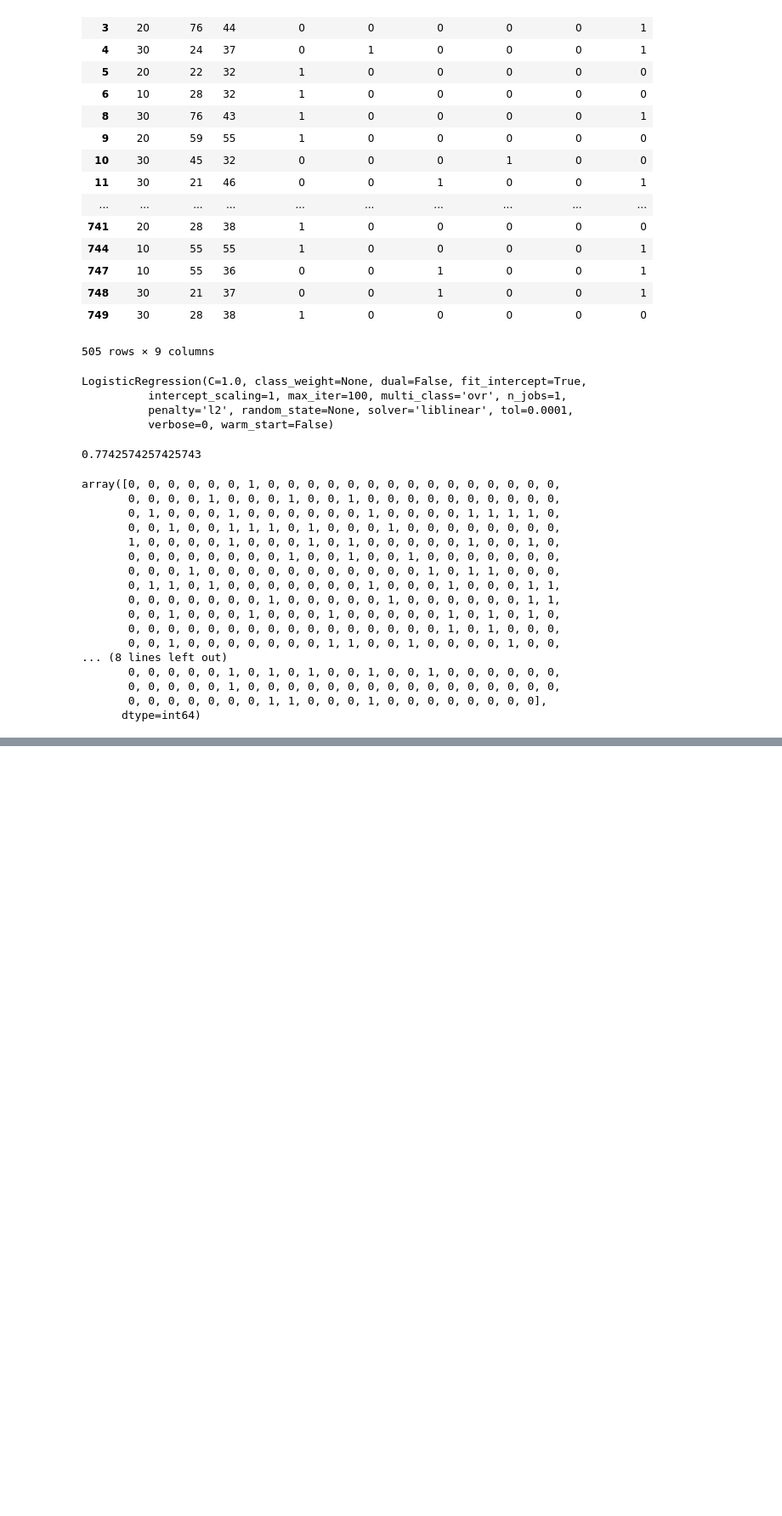
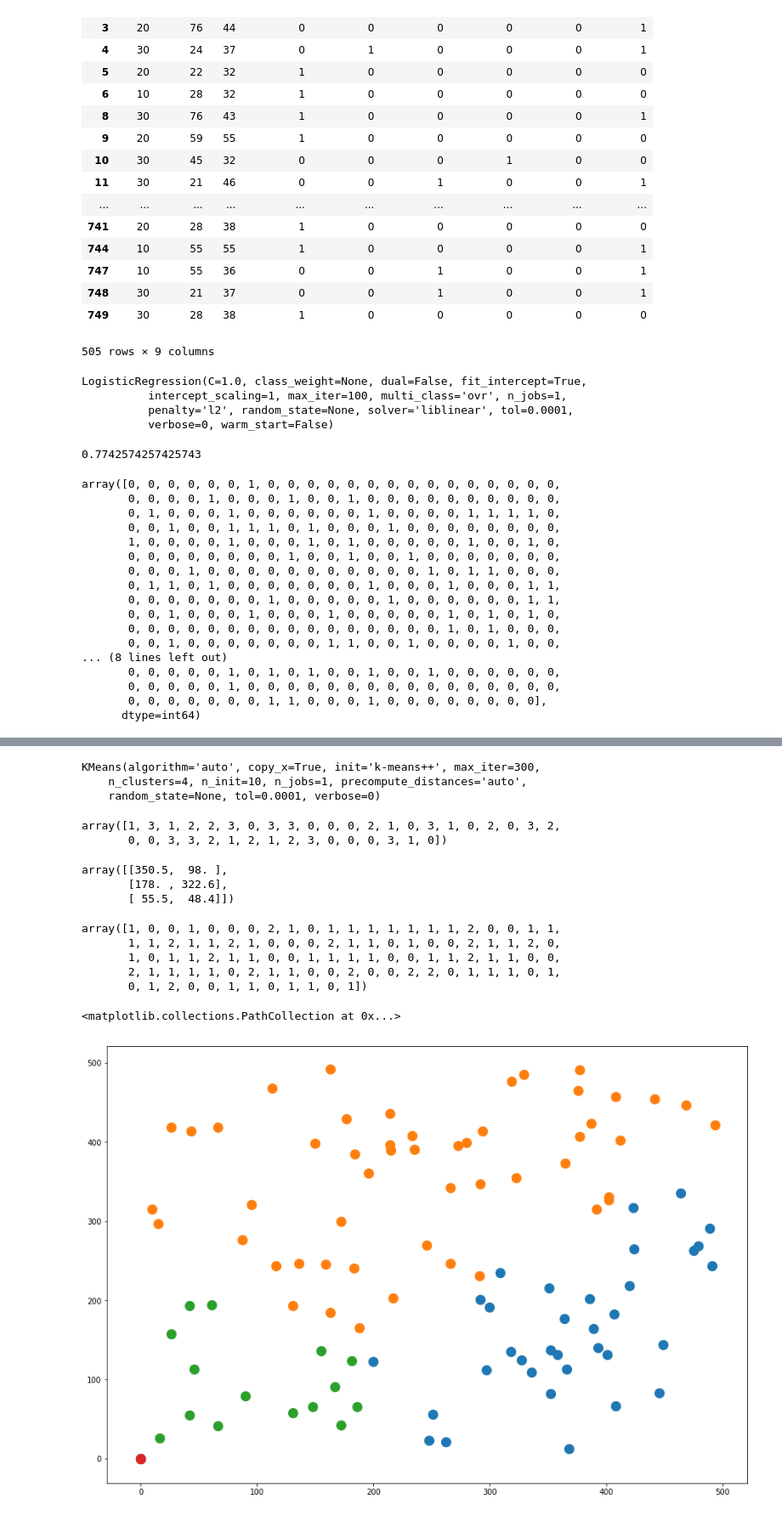
Before and after one commit to docligot/web-bootcamp-1, a Jupyter notebook: ems/python/Python Exercises.ipynb, the cells around one changed output, grey strips where cells are left out. Shown at 85% size. Drawn from its saved outputs; the diff is of its cells as text; code cells hidden in the pictures; blank space fills up the shorter version.

Commit message:
python_web

```diff
--- a/ems/python/Python Exercises.ipynb
+++ b/ems/python/Python Exercises.ipynb
@@ -424,0 +549,51 @@ train_out.to_csv('D:\htdocs\web-bootcamp-1\doc\python\pred_usage_1.csv')
+# %%
+xl = pd.ExcelFile(r"D:\htdocs\web-bootcamp-1\doc\python\clustering_data.xlsx")
+df = xl.parse("Sheet1")
+df1 = xl.parse("Sheet2")
+# %%
+train = df.drop(['record_id'], axis = 1)
+test = df1.drop(['record_id'], axis = 1)
+# %%
+km.fit(train)
+# %% [output]
+KMeans(algorithm='auto', copy_x=True, init='k-means++', max_iter=300,
+    n_clusters=4, n_init=10, n_jobs=1, precompute_distances='auto',
+    random_state=None, tol=0.0001, verbose=0)
+# %%
+km.labels_
+# %% [output]
+array([1, 3, 1, 2, 2, 3, 0, 3, 3, 0, 0, 0, 2, 1, 0, 3, 1, 0, 2, 0, 3, 2,
+       0, 0, 3, 3, 2, 1, 2, 1, 2, 3, 0, 0, 0, 3, 1, 0])
+# %%
+km.cluster_centers_
+# %% [output]
+array([[350.5,  98. ],
+       [178. , 322.6],
+       [ 55.5,  48.4]])
+# %%
+km.predict(test)
+# %% [output]
+array([1, 0, 0, 1, 0, 0, 0, 2, 1, 0, 1, 1, 1, 1, 1, 1, 1, 2, 0, 0, 1, 1,
+       1, 1, 2, 1, 1, 2, 1, 0, 0, 0, 2, 1, 1, 0, 1, 0, 0, 2, 1, 1, 2, 0,
+       1, 0, 1, 1, 2, 1, 1, 0, 0, 1, 1, 1, 1, 0, 0, 1, 1, 2, 1, 1, 0, 0,
+       2, 1, 1, 1, 1, 0, 2, 1, 1, 0, 0, 2, 0, 0, 2, 2, 0, 1, 1, 1, 0, 1,
+       0, 1, 2, 0, 0, 1, 1, 0, 1, 1, 0, 1])
+# %%
+output = km.predict(test)
+output1 = pd.DataFrame(output, columns = ['cluster'])
+output2 = df1.join(output1, how='inner')
+#output2.to_csv('D:\htdocs\web-bootcamp-1\doc\python\clustering_result.csv')
+# %%
+fig = plt.gcf()
+fig.set_size_inches(15, 10.5)
+ds0 = output2[output2.cluster==0]
+ds1 = output2[output2.cluster==1]
+ds2 = output2[output2.cluster==2]
+ds3 = pd.DataFrame(km.cluster_centers_, columns = ['x_axis', 'y_axis'])
+plt.scatter(ds0.x_axis, ds0.y_axis, 150)
+plt.scatter(ds1.x_axis, ds1.y_axis, 150)
+plt.scatter(ds2.x_axis, ds2.y_axis, 150)
+plt.scatter(ds3.x_axis, ds3.y_axis, 150)
+# %% [output]
+<matplotlib.collections.PathCollection at 0x...>
+[figure, added]
```
Also changed, not shown: parts of 30 cells of this notebook, 14 other files.
